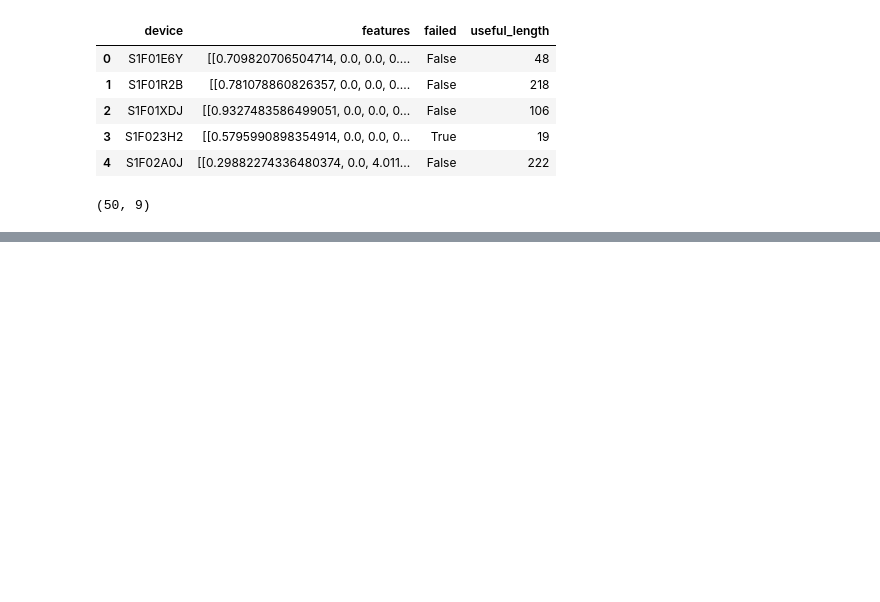
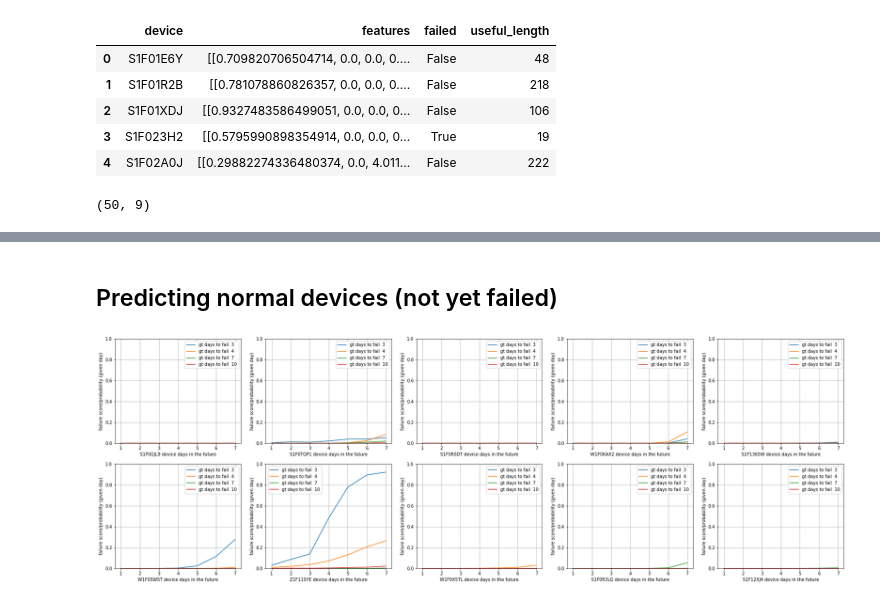
Before and after one commit to Wajih-O/ad-pmm-lab, a Jupyter notebook: pmm.ipynb, the cells around one changed output, grey strips where cells are left out. Cells and saved outputs as stored; diff of their text form; code cells hidden in the pictures; blank space fills up the shorter version.

Commit message:
add normal devices prediction visu.

```diff
--- a/pmm.ipynb
+++ b/pmm.ipynb
@@ -605,9 +605,9 @@ features_normalized_df.head()
 | 3 | S1F023H2 | [[0.5795990898354914, 0.0, 0.0, 0... | True | 19 |
 | 4 | S1F02A0J | [[0.29882274336480374, 0.0, 4.011... | False | 222 |
 # %%
-def get_test_devices(sample_size=10, minimum_useful_length=50) -> Tuple[list,np.ndarray]:
+def get_test_devices(sample_size=10, minimum_useful_length=50, failed=True) -> Tuple[list,np.ndarray]:
     """ a helper function to extract from the test set some devices that failed """
-    tmp_df = features_normalized_df[(features_normalized_df['failed'] == True) & (features_normalized_df['useful_length'] >minimum_useful_length)].reset_index(drop=True)
+    tmp_df = features_normalized_df[(features_normalized_df['failed'] == failed) & (features_normalized_df['useful_length'] >minimum_useful_length)].reset_index(drop=True)
     sample_df = tmp_df.sample(frac=max(.2,float(sample_size)/tmp_df.size))[:sample_size].reset_index(drop=True)
     return sample_df['device'].values, sample_df['features'].values
 # %%
@@ -623,25 +623,23 @@ test_features[0].shape
 # %%
 # Visualize failure prediction on test sample gt refers to -> ground truth
 
-days_to_fail_config = [3, 4, 7, 10]
-cols_device_per_row = 5
-rows = (test_features.shape[0] // cols_device_per_row) + 1
+def visualize_prediction(test_devices, test_features, days_to_fail_config = [3, 4, 7, 10], cols_device_per_row = 5):
+    rows = (test_features.shape[0] // cols_device_per_row) + 1
+    plt_item_index = 1
 
-plt_item_index = 1
+    plt.figure(figsize=( 6*cols_device_per_row, 5*rows))
 
-plt.figure(figsize=( 6*cols_device_per_row, 5*rows))
-
-for index in range(test_features.shape[0]):
-    ax = plt.subplot(rows, cols_device_per_row, plt_item_index)
-    ax.set_ylim(0, 1)
-    ax.set_ylabel('failure score/probability (given day)')
-    ax.set_xlabel('{} device days in the future'.format(test_devices[index]))
+    for index in range(test_features.shape[0]):
+        ax = plt.subplot(rows, cols_device_per_row, plt_item_index)
+        ax.set_ylim(0, 1)
+        ax.set_ylabel('failure score/probability (given day)')
+        ax.set_xlabel('{} device days in the future'.format(test_devices[index]))
 
 
-    for dtf_index, days_to_fail in enumerate(days_to_fail_config):
-        pred_sample = model.predict(test_features[index][-days_to_fail - timeseries_length:-days_to_fail, :].reshape(1, timeseries_length,-1)  )
-        ax.plot(range(1, 1 + label_timeseries_length+future_failure_dim),pred_sample[0], label='gt days to fail  {}'.format(days_to_fail))
+        for dtf_index, days_to_fail in enumerate(days_to_fail_config):
+            pred_sample = model.predict(test_features[index][-days_to_fail - timeseries_length:-days_to_fail, :].reshape(1, timeseries_length,-1)  )
+            ax.plot(range(1, 1 + label_timeseries_length+future_failure_dim),pred_sample[0], label='gt days to fail  {}'.format(days_to_fail))
 
-    ax.grid(True)
-    ax.legend()
-    plt_item_index += 1
+        ax.grid(True)
+        ax.legend()
+        plt_item_index += 1
@@ -652,3 +652,11 @@ for index in range(test_features.shape[0]):
 # Average the scoring using the overlapping over labels
 # try larger (varying) labelling period
 # try sequence to sequence model
+# %% [markdown]
+## Predicting normal devices (not yet failed)
+# %%
+normal_test_devices, normal_test_features = get_test_devices(sample_size=test_device_sample_size, minimum_useful_length=minimum_useful_length, failed=False)
+# %%
+visualize_prediction(normal_test_devices, normal_test_features)
+# %% [output]
+[figure, added]
```
Also changed, not shown: parts of 2 cells of this notebook.
